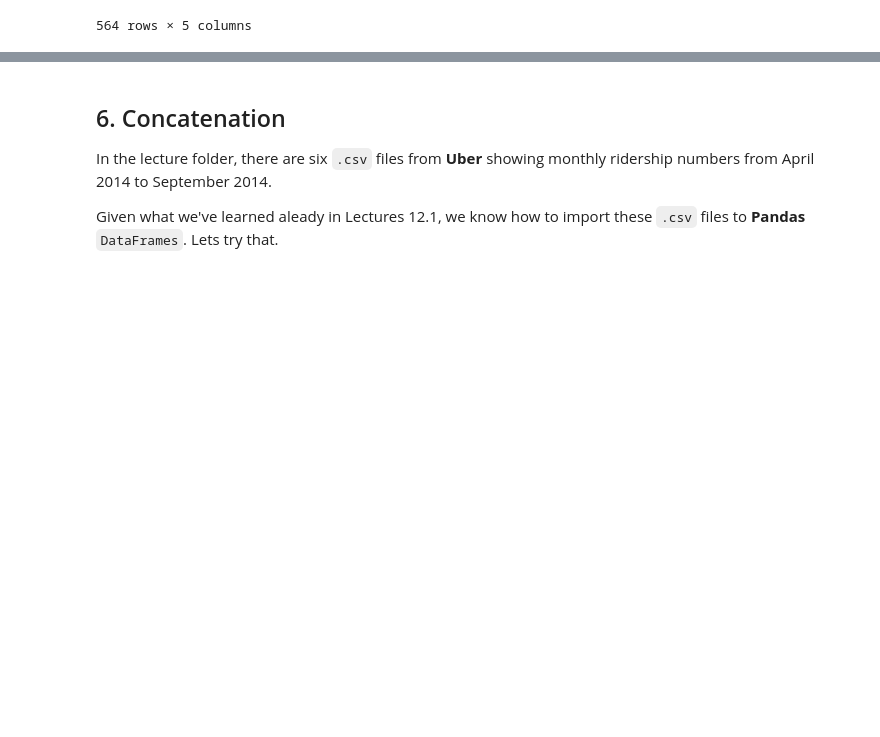
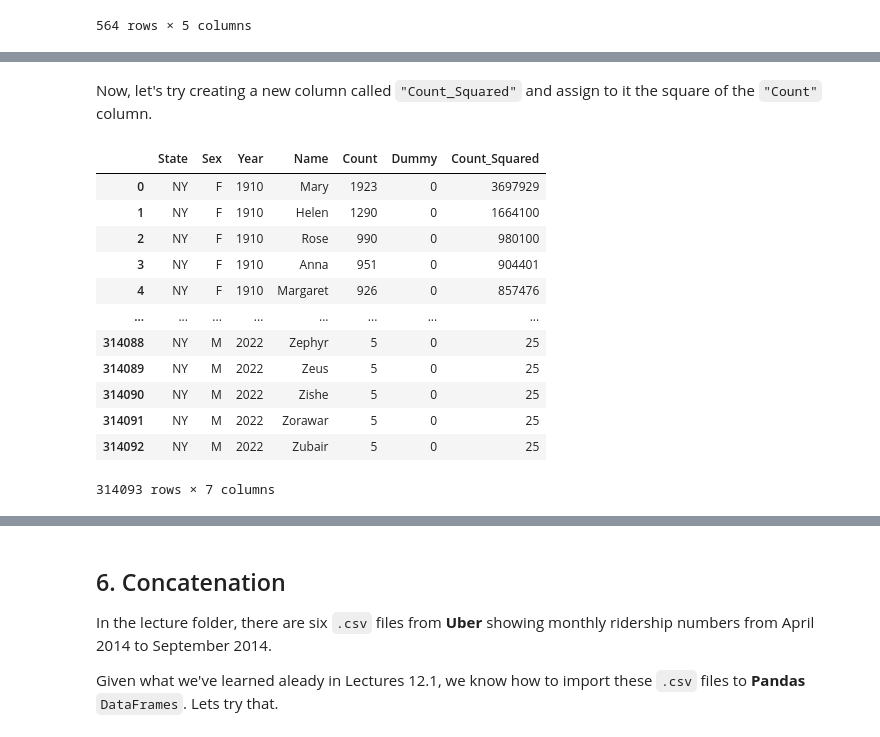
Before and after one commit to APS106/APS106-winter-2024-kinsella-goodfellow, a Jupyter notebook: lectures/week12/lecture2/notebooks/week12_lecture2_complete.ipynb, the cells around one changed output, grey strips where cells are left out. Cells and saved outputs as stored; diff of their text form; code cells hidden in the pictures; blank space fills up the shorter version.

```diff
--- a/lectures/week12/lecture2/notebooks/week12_lecture2_complete.ipynb
+++ b/lectures/week12/lecture2/notebooks/week12_lecture2_complete.ipynb
@@ -323,0 +441,3 @@ Let's create a `Node`.
+# %%
+babynames.loc[:,  "Dummy"] = 0
+babynames
@@ -323,0 +458,19 @@ Let's create a `Node`.
+# %% [markdown]
+Now, let's try creating a new column called `"Count_Squared"` and assign to it the square of the `"Count"` column.
+# %%
+babynames.loc[:,  "Count_Squared"] = babynames.loc[:,  "Count"] * babynames.loc[:,  "Count"]
+babynames
+# %% [output]
+|  | State | Sex | Year | Name | Count | Dummy | Count_Squared |
+| 0 | NY | F | 1910 | Mary | 1923 | 0 | 3697929 |
+| 1 | NY | F | 1910 | Helen | 1290 | 0 | 1664100 |
+| 2 | NY | F | 1910 | Rose | 990 | 0 | 980100 |
+| 3 | NY | F | 1910 | Anna | 951 | 0 | 904401 |
+| 4 | NY | F | 1910 | Margaret | 926 | 0 | 857476 |
+| ... | ... | ... | ... | ... | ... | ... | ... |
+| 314088 | NY | M | 2022 | Zephyr | 5 | 0 | 25 |
+| 314089 | NY | M | 2022 | Zeus | 5 | 0 | 25 |
+| 314090 | NY | M | 2022 | Zishe | 5 | 0 | 25 |
+| 314091 | NY | M | 2022 | Zorawar | 5 | 0 | 25 |
+| 314092 | NY | M | 2022 | Zubair | 5 | 0 | 25 |
+314093 rows × 7 columns
```
Also changed, not shown: parts of 68 cells of this notebook, 3 other files.
